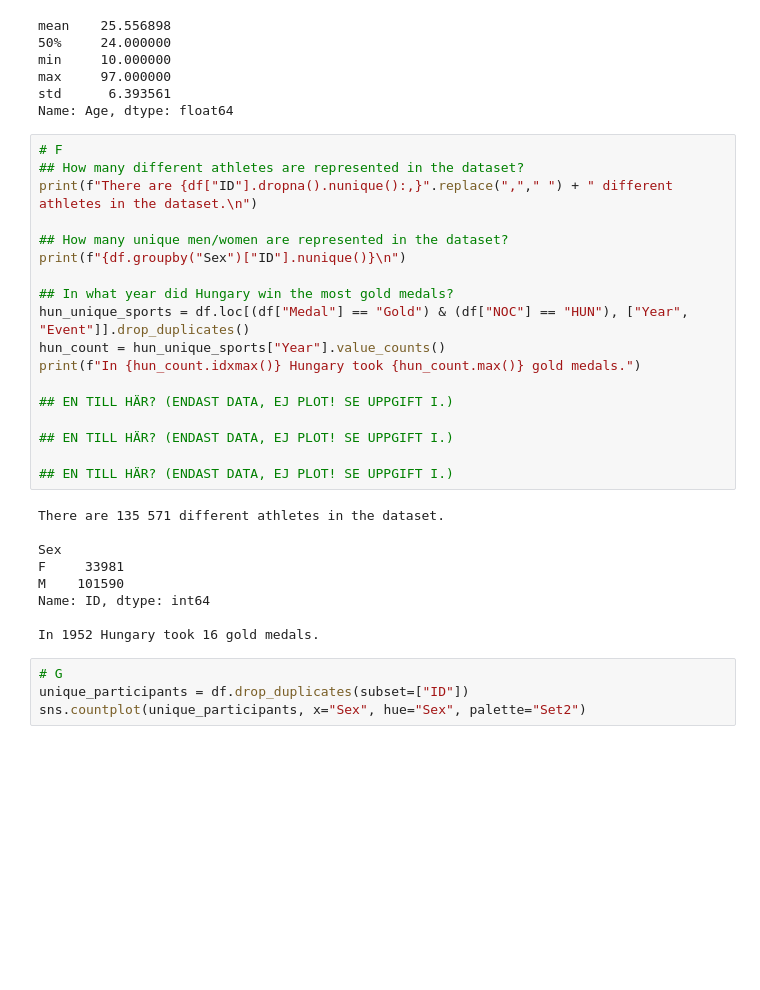
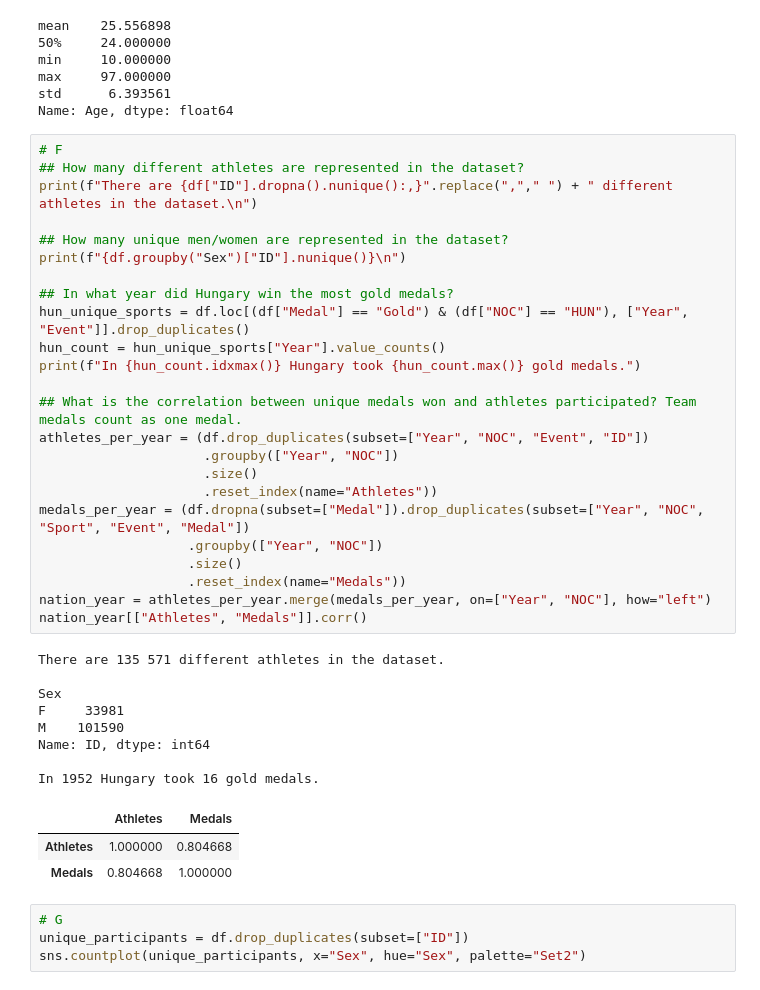
Before and after one commit to F-Degerman/Projekt_OS_Ungern, a Jupyter notebook: EDA.ipynb, the cells around one changed output. Cells and saved outputs as stored; diff of their text form; blank space fills up the shorter version.

```diff
--- a/EDA.ipynb
+++ b/EDA.ipynb
@@ -83,30 +78,39 @@ Name: Age, dtype: float64
 # %%
 # F
 ## How many different athletes are represented in the dataset?
 print(f"There are {df["ID"].dropna().nunique():,}".replace(","," ") + " different athletes in the dataset.\n")
 
 ## How many unique men/women are represented in the dataset?
 print(f"{df.groupby("Sex")["ID"].nunique()}\n")
 
 ## In what year did Hungary win the most gold medals?
 hun_unique_sports = df.loc[(df["Medal"] == "Gold") & (df["NOC"] == "HUN"), ["Year", "Event"]].drop_duplicates()
 hun_count = hun_unique_sports["Year"].value_counts()
 print(f"In {hun_count.idxmax()} Hungary took {hun_count.max()} gold medals.")
 
-## EN TILL HÄR? (ENDAST DATA, EJ PLOT! SE UPPGIFT I.)
-
-## EN TILL HÄR? (ENDAST DATA, EJ PLOT! SE UPPGIFT I.)
-
-## EN TILL HÄR? (ENDAST DATA, EJ PLOT! SE UPPGIFT I.)
+## What is the correlation between unique medals won and athletes participated? Team medals count as one medal.
+athletes_per_year = (df.drop_duplicates(subset=["Year", "NOC", "Event", "ID"])
+                     .groupby(["Year", "NOC"])
+                     .size()
+                     .reset_index(name="Athletes"))
+medals_per_year = (df.dropna(subset=["Medal"]).drop_duplicates(subset=["Year", "NOC", "Sport", "Event", "Medal"])
+                   .groupby(["Year", "NOC"])
+                   .size()
+                   .reset_index(name="Medals"))
+nation_year = athletes_per_year.merge(medals_per_year, on=["Year", "NOC"], how="left")
+nation_year[["Athletes", "Medals"]].corr()
 # %% [output]
 There are 135 571 different athletes in the dataset.
 
 Sex
 F     33981
 M    101590
 Name: ID, dtype: int64
 
 In 1952 Hungary took 16 gold medals.
+|  | Athletes | Medals |
+| Athletes | 1.000000 | 0.804668 |
+| Medals | 0.804668 | 1.000000 |
 # %%
 # G
 unique_participants = df.drop_duplicates(subset=["ID"])
```
Also changed, not shown: parts of 4 cells of this notebook, 3 other files.
